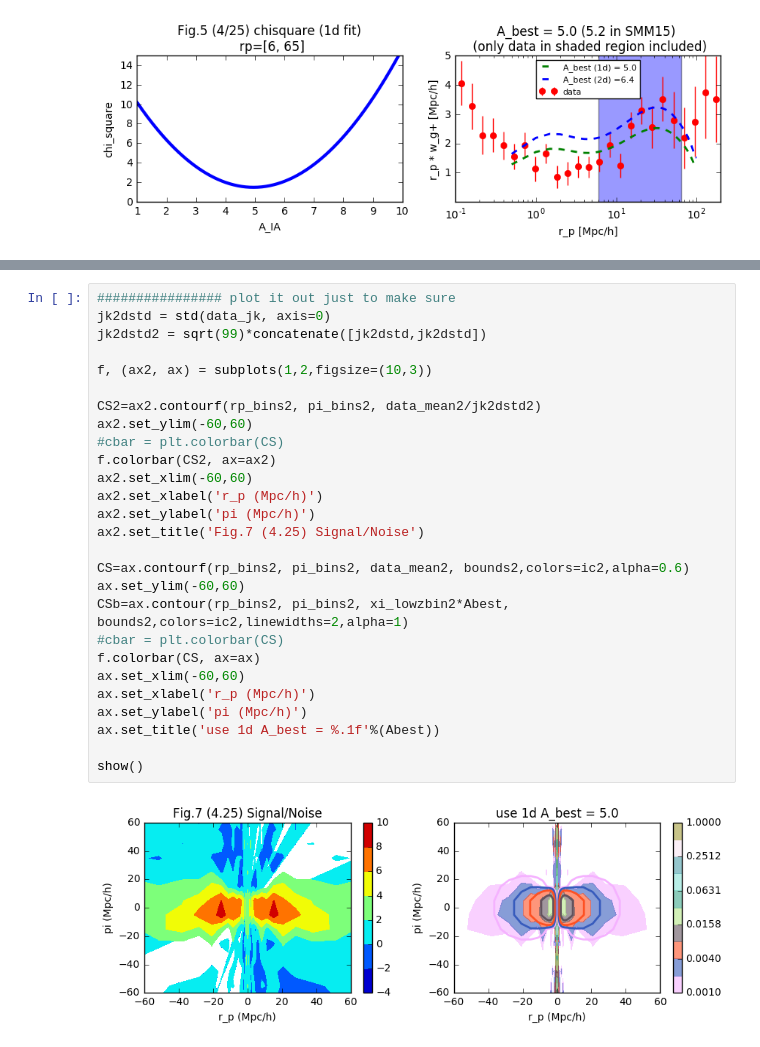
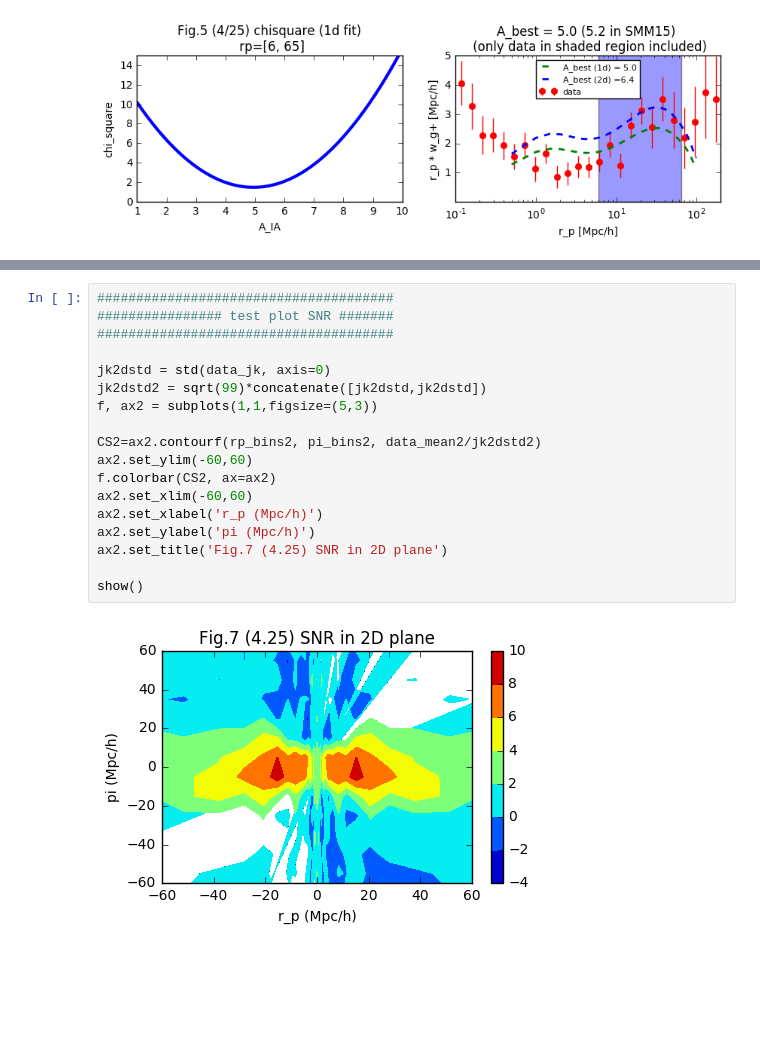
Before and after one commit to liuxx479/gplus, a Jupyter notebook: test_2d_fits.ipynb, the cells around one changed output, grey strips where cells are left out. Saved outputs shown, nothing was run; the diff lists cells and outputs as text; blank space fills up the shorter version.

```diff
--- a/test_2d_fits.ipynb
+++ b/test_2d_fits.ipynb
@@ -434,30 +434,21 @@ show()
 # %%
-################ plot it out just to make sure
+######################################
+################ test plot SNR #######
+######################################
+
 jk2dstd = std(data_jk, axis=0)
 jk2dstd2 = sqrt(99)*concatenate([jk2dstd,jk2dstd])
-
-f, (ax2, ax) = subplots(1,2,figsize=(10,3))
+f, ax2 = subplots(1,1,figsize=(5,3))
 
 CS2=ax2.contourf(rp_bins2, pi_bins2, data_mean2/jk2dstd2)
 ax2.set_ylim(-60,60)
-#cbar = plt.colorbar(CS)
 f.colorbar(CS2, ax=ax2)
 ax2.set_xlim(-60,60)
 ax2.set_xlabel('r_p (Mpc/h)')
 ax2.set_ylabel('pi (Mpc/h)')
-ax2.set_title('Fig.7 (4.25) Signal/Noise')
-
-CS=ax.contourf(rp_bins2, pi_bins2, data_mean2, bounds2,colors=ic2,alpha=0.6)
-ax.set_ylim(-60,60)
-CSb=ax.contour(rp_bins2, pi_bins2, xi_lowzbin2*Abest, bounds2,colors=ic2,linewidths=2,alpha=1)
-#cbar = plt.colorbar(CS)
-f.colorbar(CS, ax=ax)
-ax.set_xlim(-60,60)
-ax.set_xlabel('r_p (Mpc/h)')
-ax.set_ylabel('pi (Mpc/h)')
-ax.set_title('use 1d A_best = %.1f'%(Abest))
+ax2.set_title('Fig.7 (4.25) SNR in 2D plane')
 
 show()
 # %% [output]
-[figure, old version]
+[figure, new version]
 # %%
```
Also changed, not shown: parts of 7 cells of this notebook.
